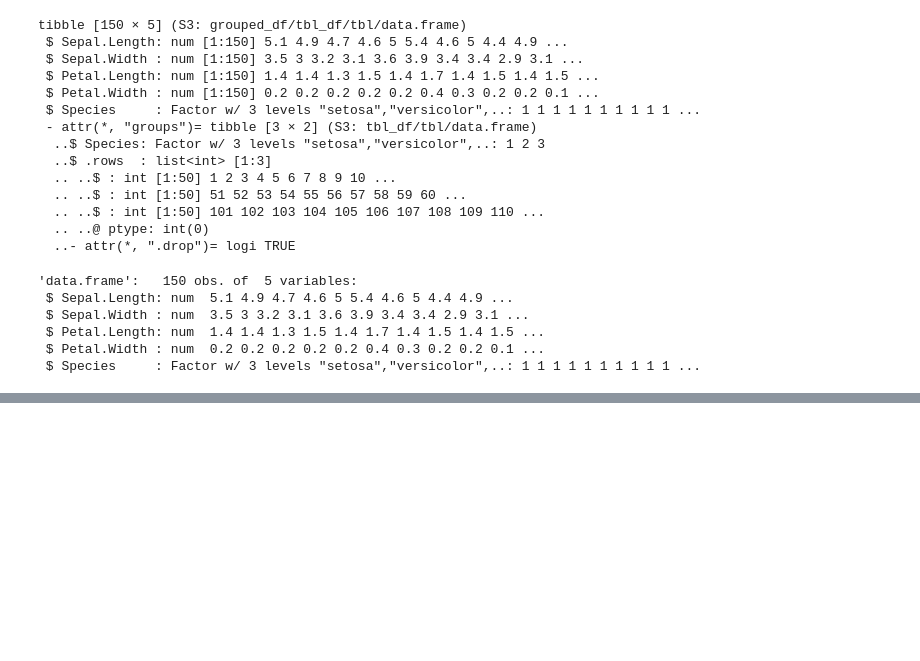
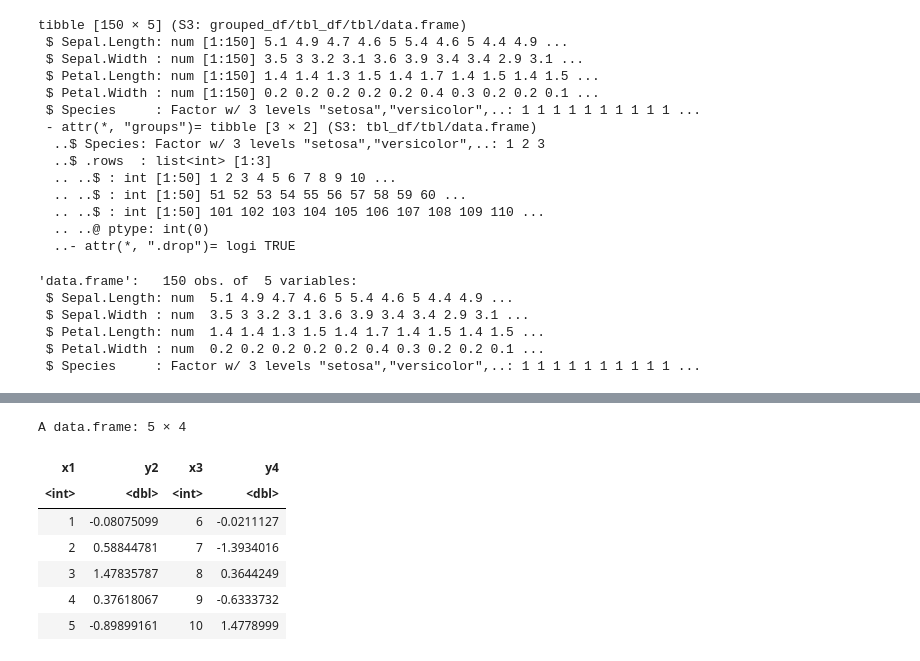
Before and after one commit to gyujin0450/RPRG_PartII, a Jupyter notebook: p169_dplyr.ipynb, the cells around one changed output, grey strips where cells are left out. Drawn from its saved outputs; the diff is of its cells as text; code cells hidden in the pictures; blank space fills up the shorter version.

```diff
--- a/p169_dplyr.ipynb
+++ b/p169_dplyr.ipynb
@@ -219,0 +347,17 @@ str(iris)
+# %%
+# 데이터프래임의 컬럼명 수정
+# rename(데이터프레임, 변견후컬럼명 = 변경전컬럼명)
+df_rn <- rename(df_cols, x1 = x...1)
+df_rn <- rename(df_rn, y2 = y...2)
+df_rn <- rename(df_rn, x3 = x...3)
+df_rn <- rename(df_rn, y4 = y...4)
+df_rn
+# %% [output]
+A data.frame: 5 × 4
+| x1 | y2 | x3 | y4 |
+| <int> | <dbl> | <int> | <dbl> |
+| 1 | -0.08075099 | 6 | -0.0211127 |
+| 2 | 0.58844781 | 7 | -1.3934016 |
+| 3 | 1.47835787 | 8 | 0.3644249 |
+| 4 | 0.37618067 | 9 | -0.6333732 |
+| 5 | -0.89899161 | 10 | 1.4778999 |
```
Also changed, not shown: parts of 7 cells of this notebook.
